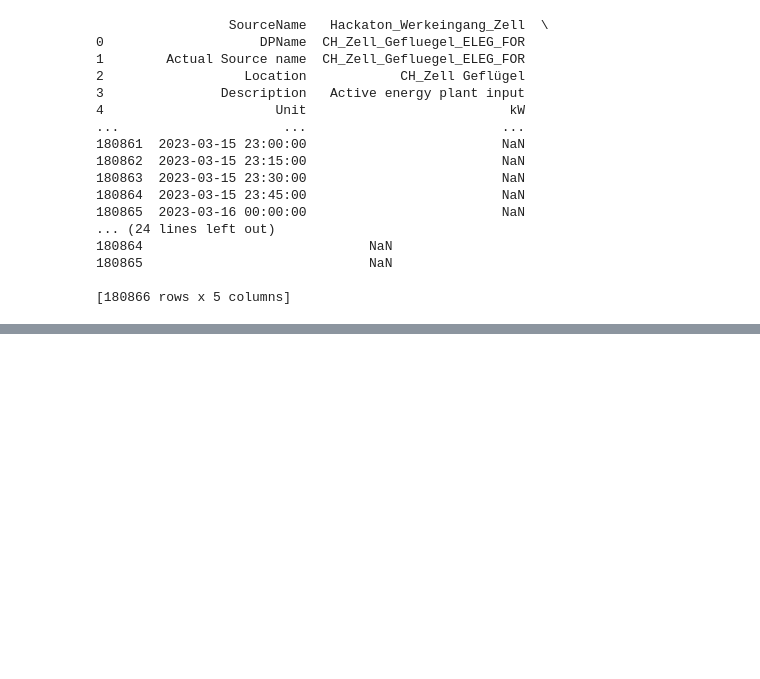
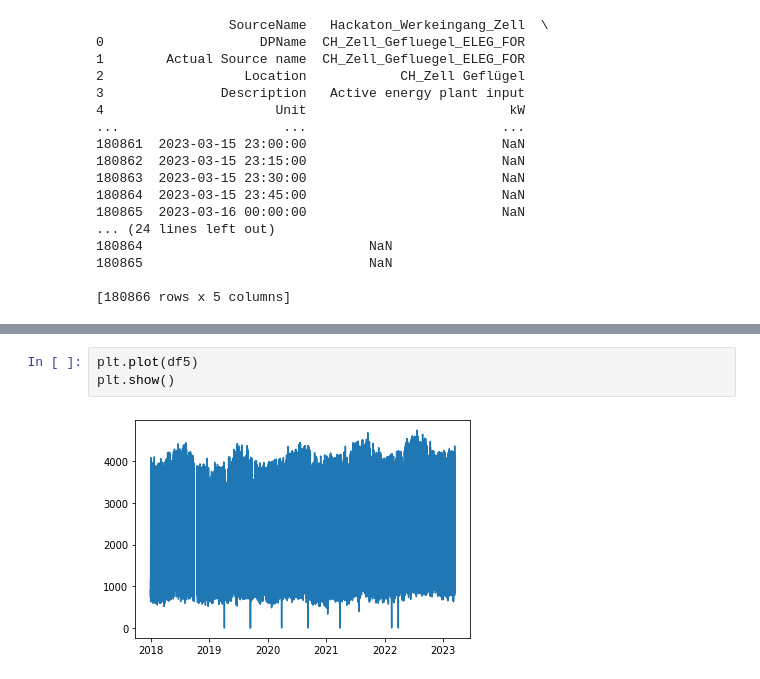
Before and after one commit to MarcBaumholz/BellFoodGroup_STARTHACK23, a Jupyter notebook: data.Ipynb, the cells around one changed output, grey strips where cells are left out. Saved outputs shown, nothing was run; the diff lists cells and outputs as text; blank space fills up the shorter version.

```diff
--- a/data.Ipynb
+++ b/data.Ipynb
@@ -152,0 +179,5 @@ print(df5)
+# %%
+plt.plot(df5)
+plt.show()
+# %% [output]
+[figure, added]
```
Also changed, not shown: parts of 8 cells of this notebook, 8 other files.
